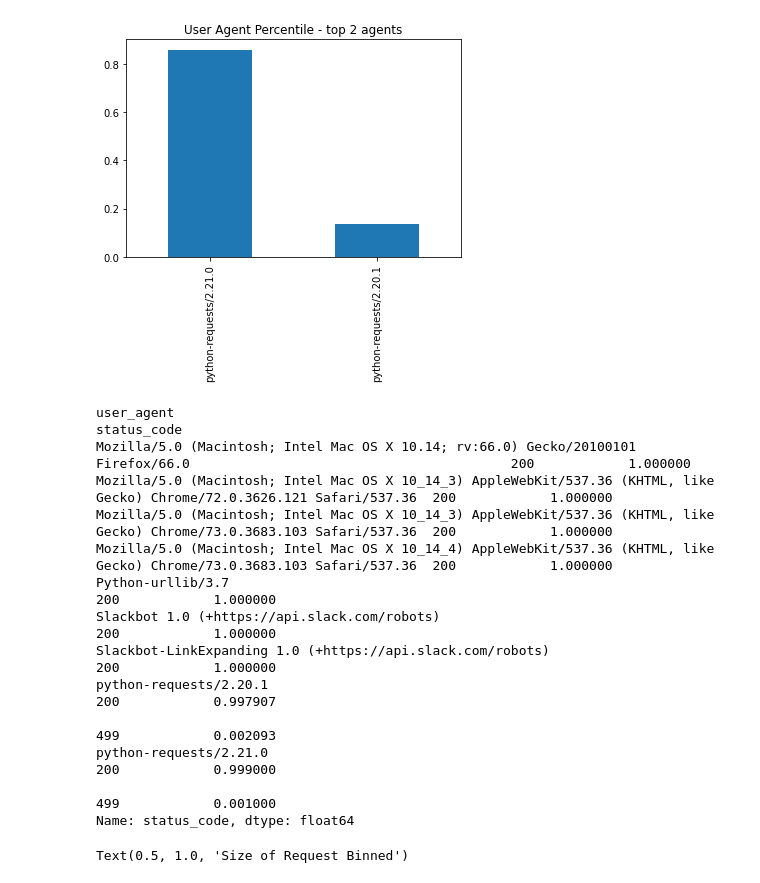
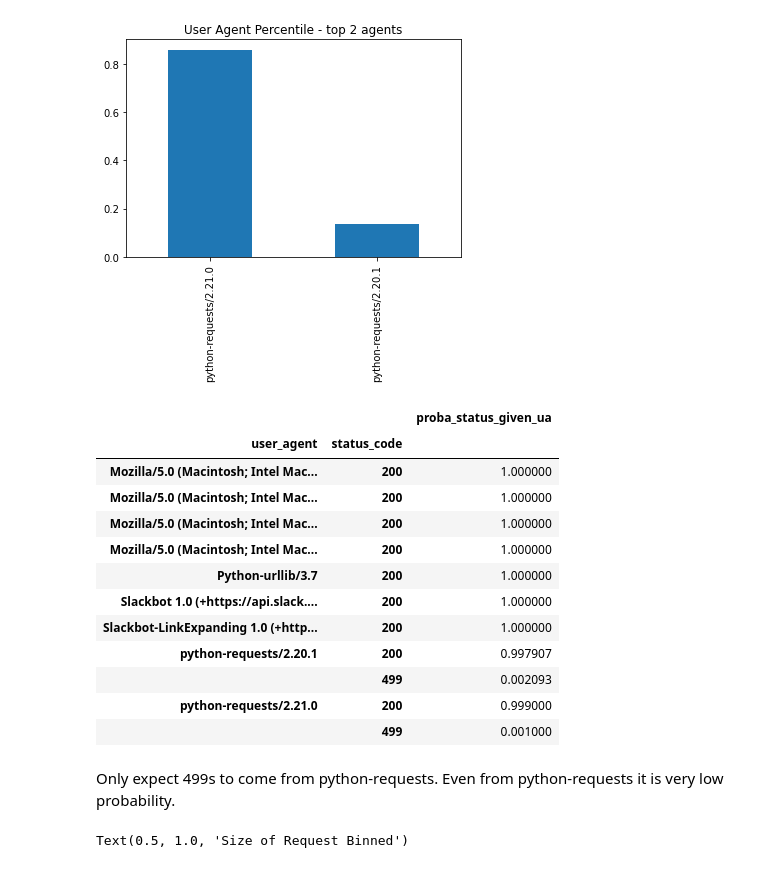
Before and after one commit to jesse-d-marder/anomaly-detection-exercises, a Jupyter notebook: discrete_anomaly_detection.ipynb, the cells around one changed output. Drawn from its saved outputs; the diff is of its cells as text; code cells hidden in the pictures.

```diff
--- a/discrete_anomaly_detection.ipynb
+++ b/discrete_anomaly_detection.ipynb
@@ -184,21 +200,23 @@ None
 # %% [output]
 [figure]
 # %%
-df.groupby('user_agent').status_code.value_counts(normalize=True)
+pd.DataFrame(df.groupby('user_agent').status_code.value_counts(normalize=True).rename('proba_status_given_ua'))
 # %% [output]
-user_agent                                                                                                                 status_code
-Mozilla/5.0 (Macintosh; Intel Mac OS X 10.14; rv:66.0) Gecko/20100101 Firefox/66.0                                         200            1.000000
-Mozilla/5.0 (Macintosh; Intel Mac OS X 10_14_3) AppleWebKit/537.36 (KHTML, like Gecko) Chrome/72.0.3626.121 Safari/537.36  200            1.000000
-Mozilla/5.0 (Macintosh; Intel Mac OS X 10_14_3) AppleWebKit/537.36 (KHTML, like Gecko) Chrome/73.0.3683.103 Safari/537.36  200            1.000000
-Mozilla/5.0 (Macintosh; Intel Mac OS X 10_14_4) AppleWebKit/537.36 (KHTML, like Gecko) Chrome/73.0.3683.103 Safari/537.36  200            1.000000
-Python-urllib/3.7                                                                                                          200            1.000000
-Slackbot 1.0 (+https://api.slack.com/robots)                                                                               200            1.000000
-Slackbot-LinkExpanding 1.0 (+https://api.slack.com/robots)                                                                 200            1.000000
-python-requests/2.20.1                                                                                                     200            0.997907
-                                                                                                                           499            0.002093
-python-requests/2.21.0                                                                                                     200            0.999000
-                                                                                                                           499            0.001000
-Name: status_code, dtype: float64
+|  |  | proba_status_given_ua |
+| user_agent | status_code |  |
+| Mozilla/5.0 (Macintosh; Intel Mac... | 200 | 1.000000 |
+| Mozilla/5.0 (Macintosh; Intel Mac... | 200 | 1.000000 |
+| Mozilla/5.0 (Macintosh; Intel Mac... | 200 | 1.000000 |
+| Mozilla/5.0 (Macintosh; Intel Mac... | 200 | 1.000000 |
+| Python-urllib/3.7 | 200 | 1.000000 |
+| Slackbot 1.0 (+https://api.slack.... | 200 | 1.000000 |
+| Slackbot-LinkExpanding 1.0 (+http... | 200 | 1.000000 |
+| python-requests/2.20.1 | 200 | 0.997907 |
+|  | 499 | 0.002093 |
+| python-requests/2.21.0 | 200 | 0.999000 |
+|  | 499 | 0.001000 |
+# %% [markdown]
+Only expect 499s to come from python-requests. Even from python-requests it is very low probability.
 # %%
 pd.cut(df['size'],4, labels=['small','medium','large','gigantic']).value_counts().plot.bar()
 plt.title('Size of Request Binned')
```
Also changed, not shown: parts of 10 cells of this notebook, 1 other file.
